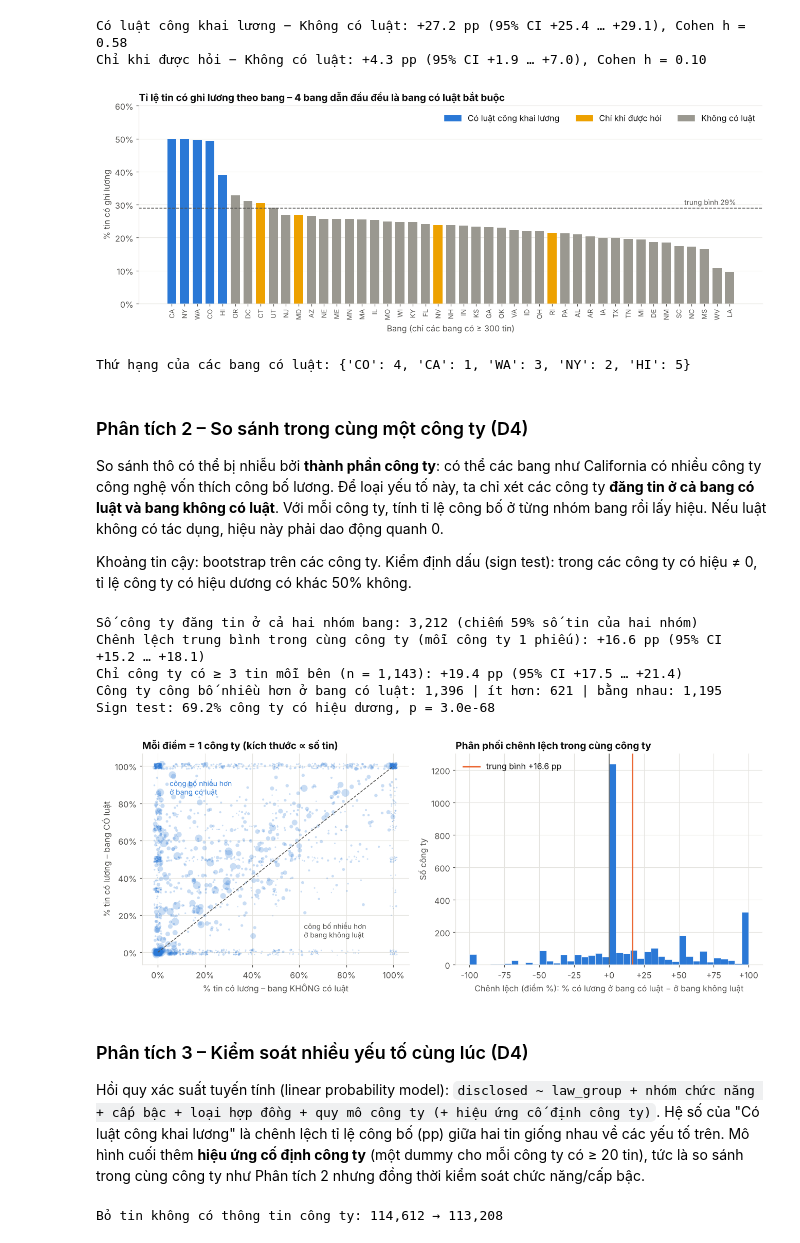
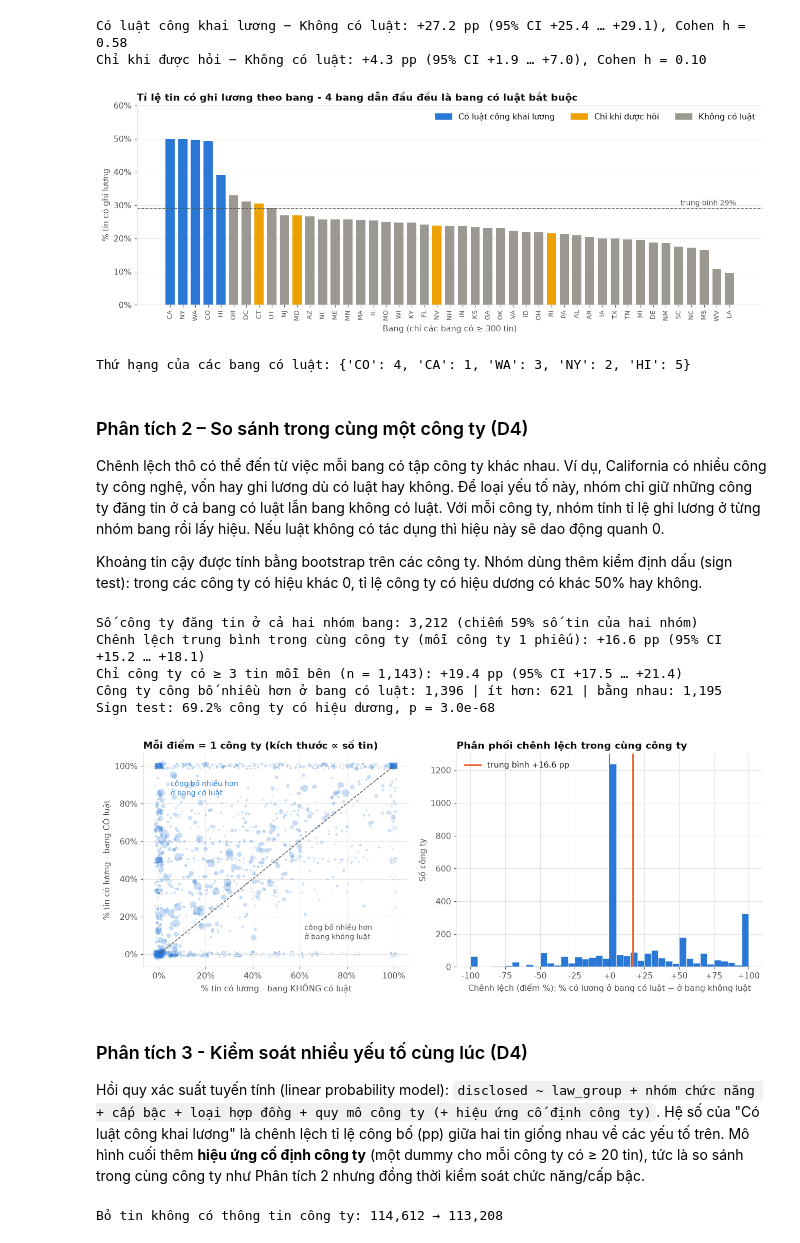
Before and after one commit to hihon0-0/PFDS-Final-Project, a Jupyter notebook: notebooks/02_analysis.ipynb, the cells around one changed output. Cells and saved outputs as stored; diff of their text form; code cells hidden in the pictures.

```diff
--- a/notebooks/02_analysis.ipynb
+++ b/notebooks/02_analysis.ipynb
@@ -107,27 +109,27 @@ Chỉ khi được hỏi − Không có luật: +4.3 pp (95% CI +1.9 … +7.0),
 # %%
 by_state = (q1.groupby('state').agg(rate=('disclosed', 'mean'), n=('disclosed', 'size'), group=('law_group', 'first'))
               .query('n >= 300').sort_values('rate', ascending=False))
 fig, ax = plt.subplots(figsize=(12, 4.6))
 colors = [GROUP_COLORS[g] for g in by_state['group']]
 ax.bar(by_state.index, by_state['rate'], color=colors, width=0.72)
 ax.axhline(q1['disclosed'].mean(), color=TEXT_2, linestyle='--', linewidth=1)
 ax.text(len(by_state) - 0.5, q1['disclosed'].mean() + 0.01, f"trung bình {q1['disclosed'].mean():.0%}", ha='right', color=TEXT_2, fontsize=9)
 ax.yaxis.set_major_formatter(pct); ax.set_ylim(0, 0.6)
-ax.set_title('Tỉ lệ tin có ghi lương theo bang – 4 bang dẫn đầu đều là bang có luật bắt buộc')
+ax.set_title('Tỉ lệ tin có ghi lương theo bang - 4 bang dẫn đầu đều là bang có luật bắt buộc')
 ax.set_xlabel('Bang (chỉ các bang có ≥ 300 tin)'); ax.set_ylabel('% tin có ghi lương')
 ax.tick_params(axis='x', labelsize=8.5, rotation=90); ax.grid(axis='x', visible=False)
 handles = [plt.Rectangle((0, 0), 1, 1, color=GROUP_COLORS[g]) for g in ['Có luật công khai lương', 'Chỉ khi được hỏi', 'Không có luật']]
 ax.legend(handles, ['Có luật công khai lương', 'Chỉ khi được hỏi', 'Không có luật'], loc='upper right', ncol=3)
 plt.tight_layout(); plt.show()
 print('Thứ hạng của các bang có luật:', {s: int(np.where(by_state.index == s)[0][0]) + 1 for s in TRANSPARENCY_STATES if s in by_state.index})
 # %% [output]
-[figure, old version]
+[figure, new version]
 Thứ hạng của các bang có luật: {'CO': 4, 'CA': 1, 'WA': 3, 'NY': 2, 'HI': 5}
 # %% [markdown]
 ### Phân tích 2 – So sánh trong cùng một công ty (D4)
-So sánh thô có thể bị nhiễu bởi **thành phần công ty**: có thể các bang như California có nhiều công ty công nghệ vốn thích công bố lương. Để loại yếu tố này, ta chỉ xét các công ty **đăng tin ở cả bang có luật và bang không có luật**. Với mỗi công ty, tính tỉ lệ công bố ở từng nhóm bang rồi lấy hiệu. Nếu luật không có tác dụng, hiệu này phải dao động quanh 0.
+Chênh lệch thô có thể đến từ việc mỗi bang có tập công ty khác nhau. Ví dụ, California có nhiều công ty công nghệ, vốn hay ghi lương dù có luật hay không. Để loại yếu tố này, nhóm chỉ giữ những công ty đăng tin ở cả bang có luật lẫn bang không có luật. Với mỗi công ty, nhóm tính tỉ lệ ghi lương ở từng nhóm bang rồi lấy hiệu. Nếu luật không có tác dụng thì hiệu này sẽ dao động quanh 0.
 
-Khoảng tin cậy: bootstrap trên các công ty. Kiểm định dấu (sign test): trong các công ty có hiệu ≠ 0, tỉ lệ công ty có hiệu dương có khác 50% không.
+Khoảng tin cậy được tính bằng bootstrap trên các công ty. Nhóm dùng thêm kiểm định dấu (sign test): trong các công ty có hiệu khác 0, tỉ lệ công ty có hiệu dương có khác 50% hay không.
 # %%
 cmp = q1[q1['law_group'] != 'Chỉ khi được hỏi']
 wc = (cmp.groupby(['cluster', 'law_group'])['disclosed'].agg(['mean', 'size']).unstack('law_group'))
@@ -164,7 +166,7 @@ ax.scatter(jit(wc['rate_none']), jit(wc['rate_law']), s=sz / 3, alpha=0.25, colo
 ax.plot([0, 1], [0, 1], color=TEXT_2, linestyle='--', linewidth=1)
 ax.text(0.05, 0.93, 'công bố nhiều hơn\nở bang có luật', color=SERIES[0], fontsize=9, va='top')
 ax.text(0.62, 0.08, 'công bố nhiều hơn\nở bang không luật', color=TEXT_2, fontsize=9)
-ax.set_xlabel('% tin có lương – bang KHÔNG có luật'); ax.set_ylabel('% tin có lương – bang CÓ luật')
+ax.set_xlabel('% tin có lương - bang KHÔNG có luật'); ax.set_ylabel('% tin có lương - bang CÓ luật')
 ax.xaxis.set_major_formatter(pct); ax.yaxis.set_major_formatter(pct)
 ax.set_title('Mỗi điểm = 1 công ty (kích thước ∝ số tin)')
 ax = axes[1]
@@ -177,9 +179,9 @@ ax.set_ylabel('Số công ty'); ax.legend(loc='upper left')
 ax.set_title('Phân phối chênh lệch trong cùng công ty')
 plt.tight_layout(); plt.show()
 # %% [output]
-[figure, old version]
+[figure, new version]
 # %% [markdown]
-### Phân tích 3 – Kiểm soát nhiều yếu tố cùng lúc (D4)
+### Phân tích 3 - Kiểm soát nhiều yếu tố cùng lúc (D4)
 Hồi quy xác suất tuyến tính (linear probability model): `disclosed ~ law_group + nhóm chức năng + cấp bậc + loại hợp đồng + quy mô công ty (+ hiệu ứng cố định công ty)`. Hệ số của "Có luật công khai lương" là chênh lệch tỉ lệ công bố (pp) giữa hai tin giống nhau về các yếu tố trên. Mô hình cuối thêm **hiệu ứng cố định công ty** (một dummy cho mỗi công ty có ≥ 20 tin), tức là so sánh trong cùng công ty như Phân tích 2 nhưng đồng thời kiểm soát chức năng/cấp bậc.
 # %%
 q1m = q1[q1['employee_bucket'].notna()].copy()
```
Also changed, not shown: parts of 50 cells of this notebook.
